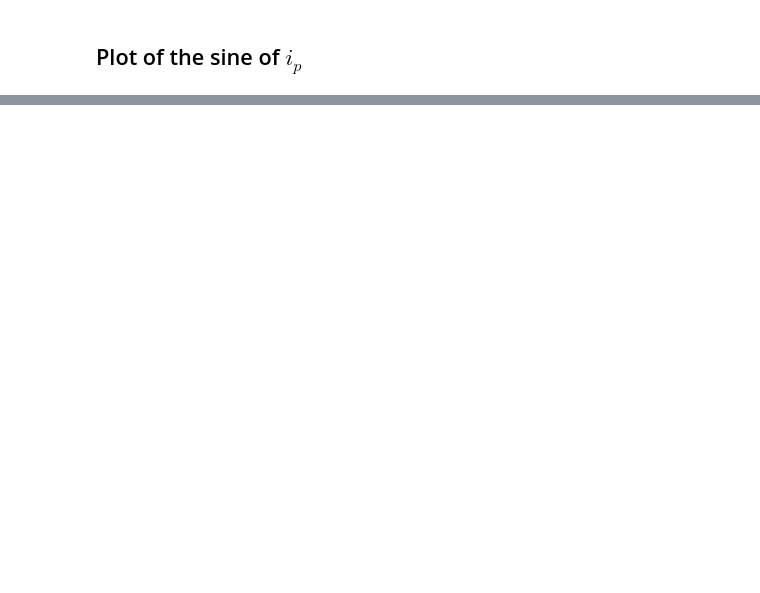
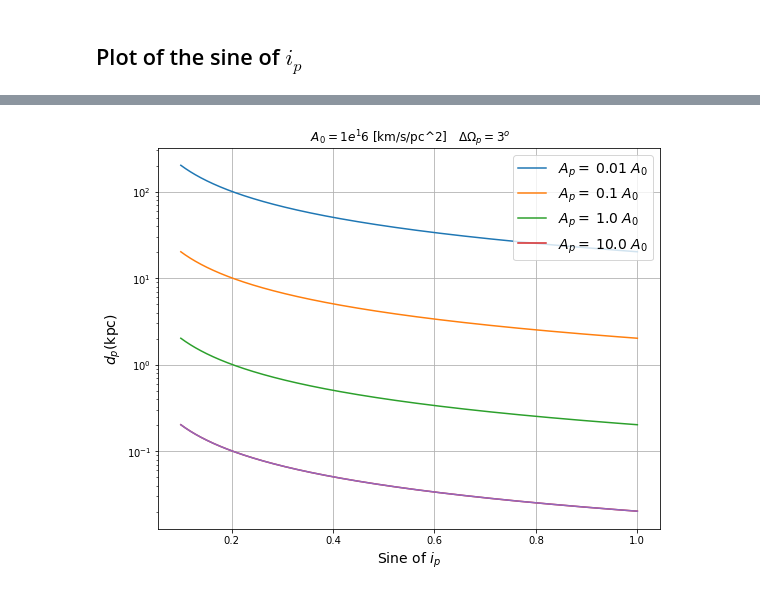
Before and after one commit to montald001/Scintillometry, a Jupyter notebook: Double pulsar distance.ipynb, the cells around one changed output, grey strips where cells are left out. Cells and saved outputs as stored; diff of their text form; code cells hidden in the pictures; blank space fills up the shorter version.

```diff
--- a/Double pulsar distance.ipynb
+++ b/Double pulsar distance.ipynb
@@ -53,0 +102,22 @@ plt.savefig("distance as a func of sini.jpg")
+# %%
+sinip = np.linspace(0.1,1,1000)
+
+plt.figure(figsize=(9,7))
+for i in range(0,len(A)):
+
+    dp = Kp * cosDO * np.sqrt(deff) / A[i] / sinip * dts * kmm /1000 # to kpc;
+
+    #plotting function
+    fntsize = 14;
+    plt.plot(sinip, dp, label = '$A_p = \: $' +str(ladder[i]) + ' $A_0$')
+    plt.grid(); plt.legend(fontsize = fntsize)
+
+plt.plot(sinip, dp, label = '$d_p ( i_p)')
+plt.grid()
+plt.xlabel('Sine of '+'$i_p$', fontsize = fntsize)
+plt.ylabel('$d_p$' + '(kpc)', fontsize = fntsize)
+plt.yscale('log')
+plt.title(" $A_0 = 1e^16$" + " [km/s/pc^2]" + "$ \quad \Delta \Omega_p =$" + str(DOd ) +"$ ^o$")
+plt.savefig("distance as a func of sini log.jpg")
+# %% [output]
+[figure, added]
```
Also changed, not shown: parts of 8 cells of this notebook.
